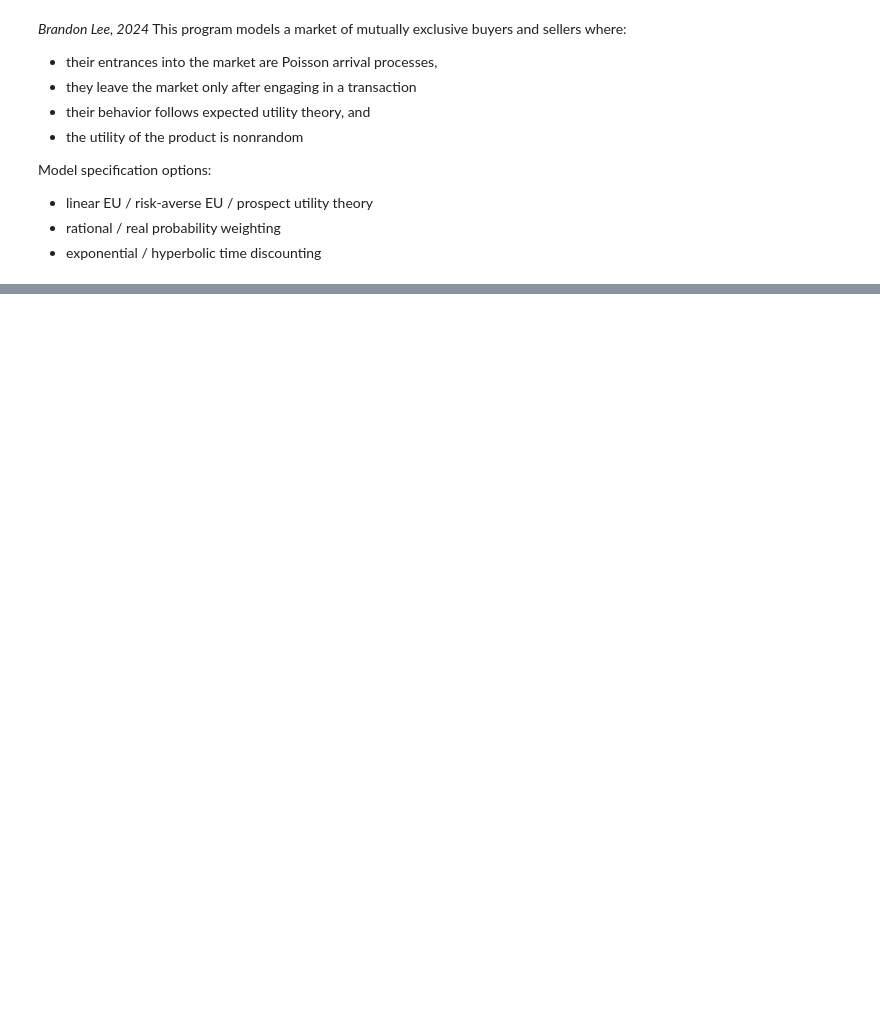
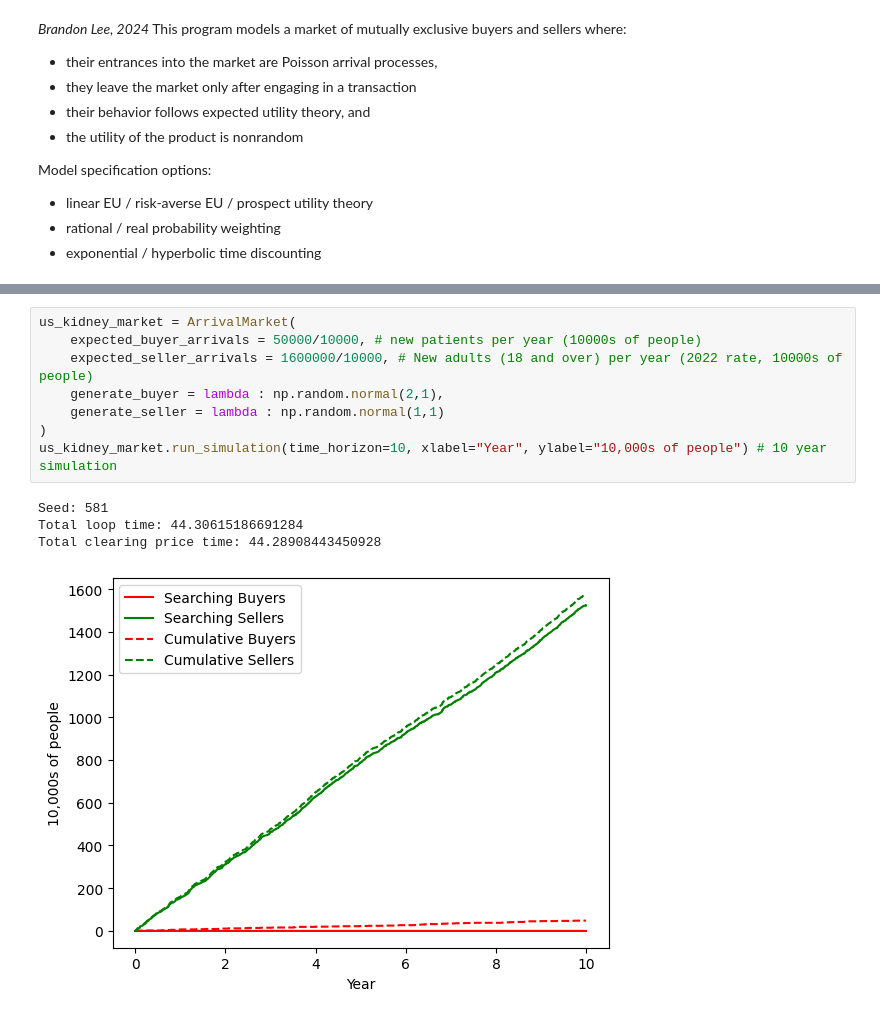
Before and after one commit to dabslee/Kidney_Analysis, a Jupyter notebook: simulations/arrival_model.ipynb, the cells around one changed output, grey strips where cells are left out. Drawn from its saved outputs; the diff is of its cells as text; blank space fills up the shorter version.

```diff
--- a/simulations/arrival_model.ipynb
+++ b/simulations/arrival_model.ipynb
@@ -88,0 +131,13 @@ my_market.run_simulation(time_horizon=30)
+# %%
+us_kidney_market = ArrivalMarket(
+    expected_buyer_arrivals = 50000/10000, # new patients per year (10000s of people)
+    expected_seller_arrivals = 1600000/10000, # New adults (18 and over) per year (2022 rate, 10000s of people)
+    generate_buyer = lambda : np.random.normal(2,1),
+    generate_seller = lambda : np.random.normal(1,1)
+)
+us_kidney_market.run_simulation(time_horizon=10, xlabel="Year", ylabel="10,000s of people") # 10 year simulation
+# %% [output]
+Seed: 581
+Total loop time: 44.30615186691284
+Total clearing price time: 44.28908443450928
+[figure, added]
```
Also changed, not shown: parts of 4 cells of this notebook, 2 other files.
